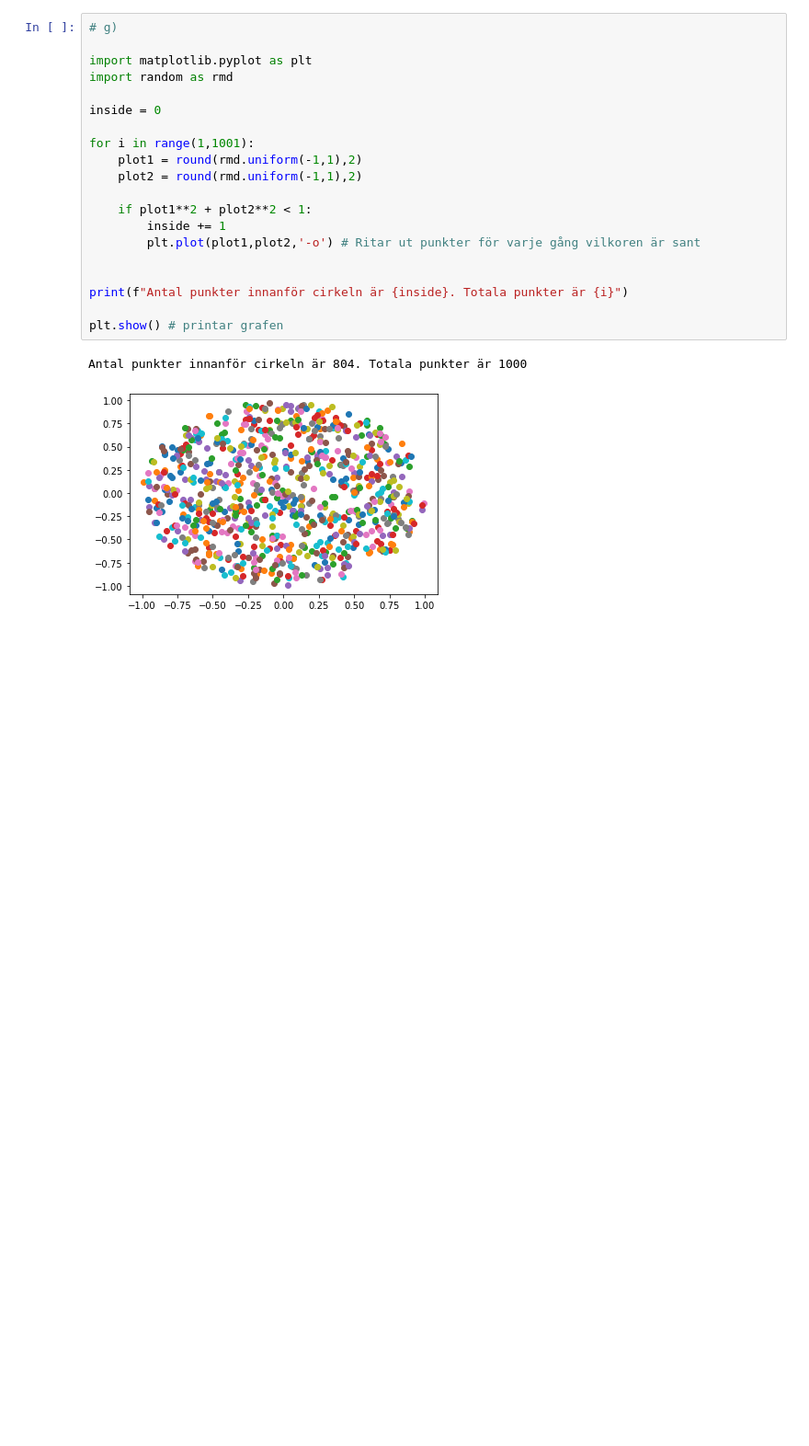
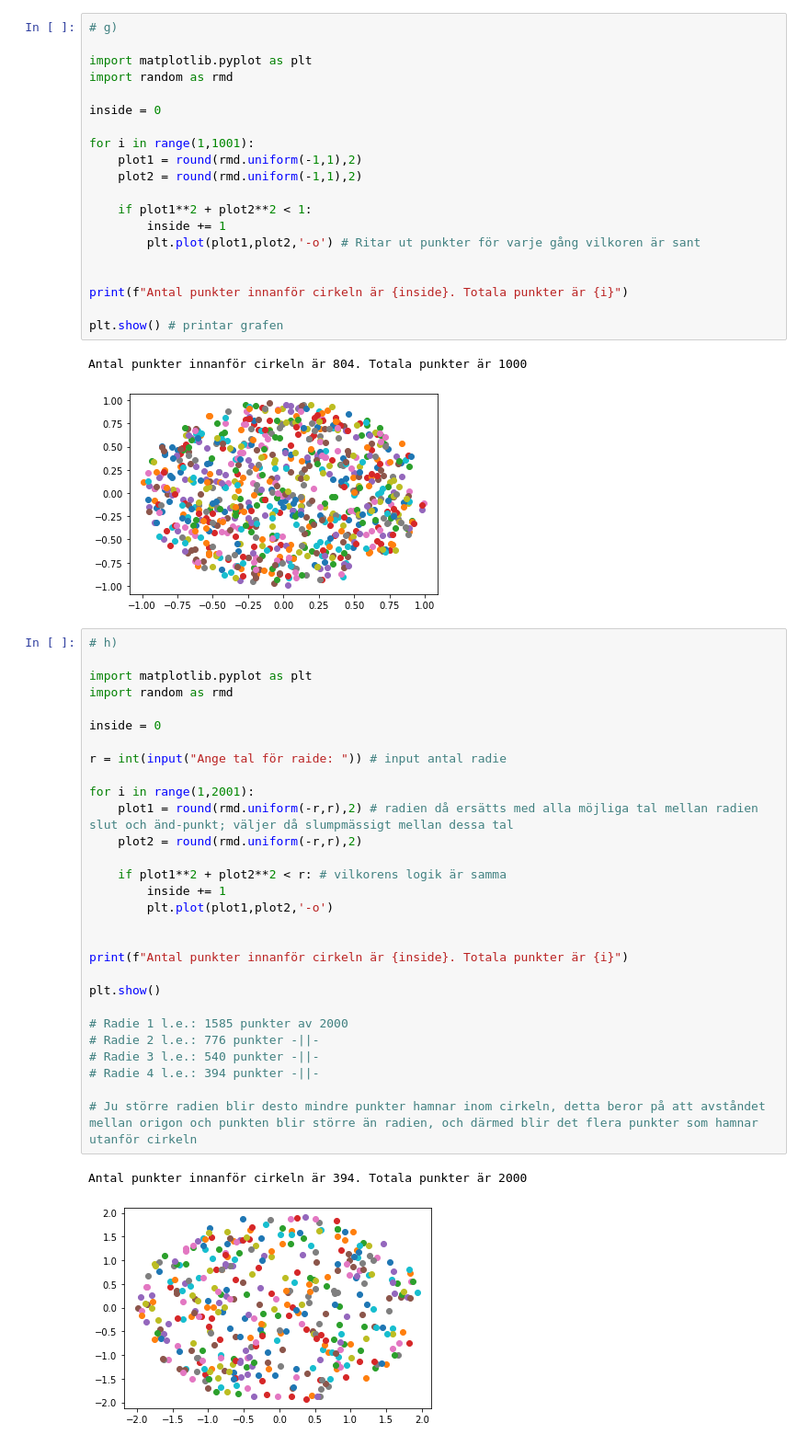
Before and after one commit to axeljornulf/axel_jornulf_te19d, a Jupyter notebook: Laboration 1/uppgift1.ipynb, the cells around one changed output. Shown: that part at 92% size. Saved outputs shown, nothing was run; the diff lists cells and outputs as text; blank space fills up the shorter version.

```diff
--- a/Laboration 1/uppgift1.ipynb
+++ b/Laboration 1/uppgift1.ipynb
@@ -132,3 +132,35 @@ plt.show() # printar grafen
 # %% [output]
 Antal punkter innanför cirkeln är 804. Totala punkter är 1000
 [figure]
+# %%
+# h)
+
+import matplotlib.pyplot as plt
+import random as rmd
+
+inside = 0
+
+r = int(input("Ange tal för raide: ")) # input antal radie
+
+for i in range(1,2001):
+    plot1 = round(rmd.uniform(-r,r),2) # radien då ersätts med alla möjliga tal mellan radien slut och änd-punkt; väljer då slumpmässigt mellan dessa tal
+    plot2 = round(rmd.uniform(-r,r),2)
+
+    if plot1**2 + plot2**2 < r: # vilkorens logik är samma
+        inside += 1
+        plt.plot(plot1,plot2,'-o')
+
+
+print(f"Antal punkter innanför cirkeln är {inside}. Totala punkter är {i}")
+
+plt.show()
+
+# Radie 1 l.e.: 1585 punkter av 2000
+# Radie 2 l.e.: 776 punkter -||-
+# Radie 3 l.e.: 540 punkter -||-
+# Radie 4 l.e.: 394 punkter -||-
+
+# Ju större radien blir desto mindre punkter hamnar inom cirkeln, detta beror på att avståndet mellan origon och punkten blir större än radien, och därmed blir det flera punkter som hamnar utanför cirkeln
+# %% [output]
+Antal punkter innanför cirkeln är 394. Totala punkter är 2000
+[figure, added]
```
Also changed, not shown: parts of 1 cell of this notebook, 1 other file.
